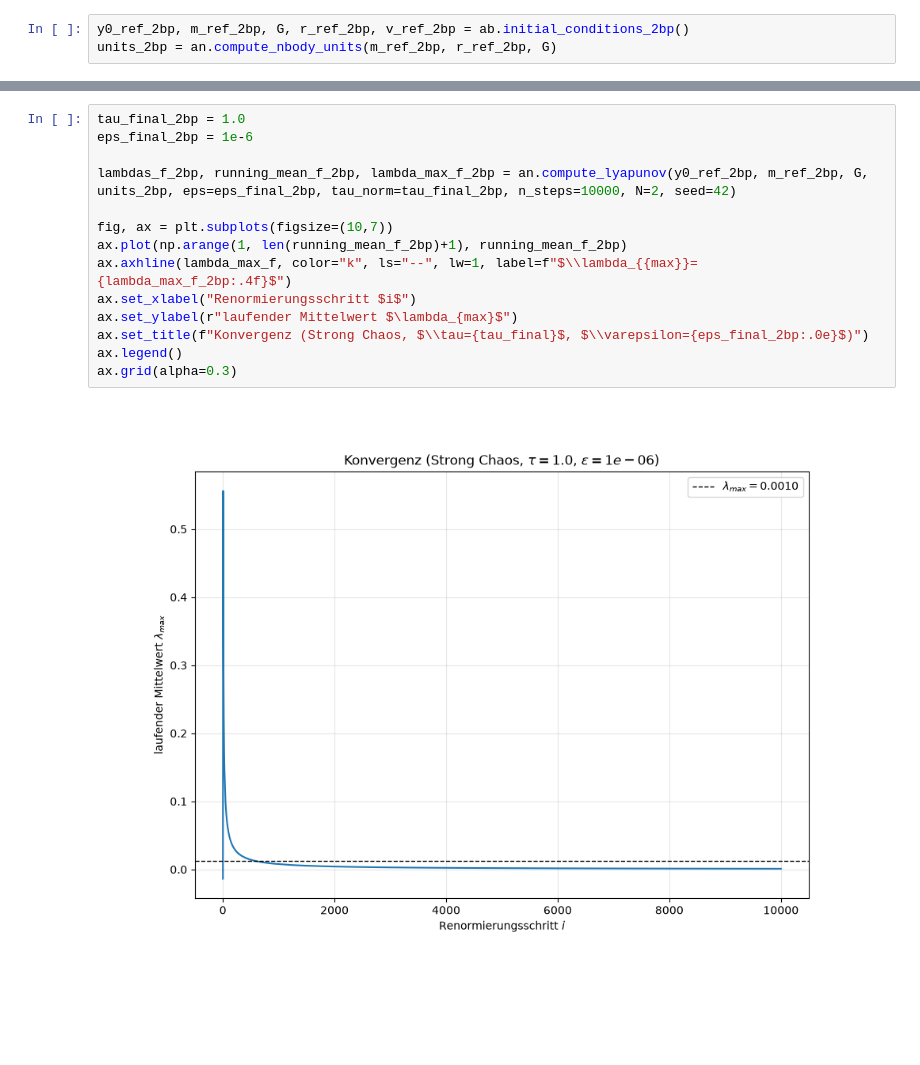
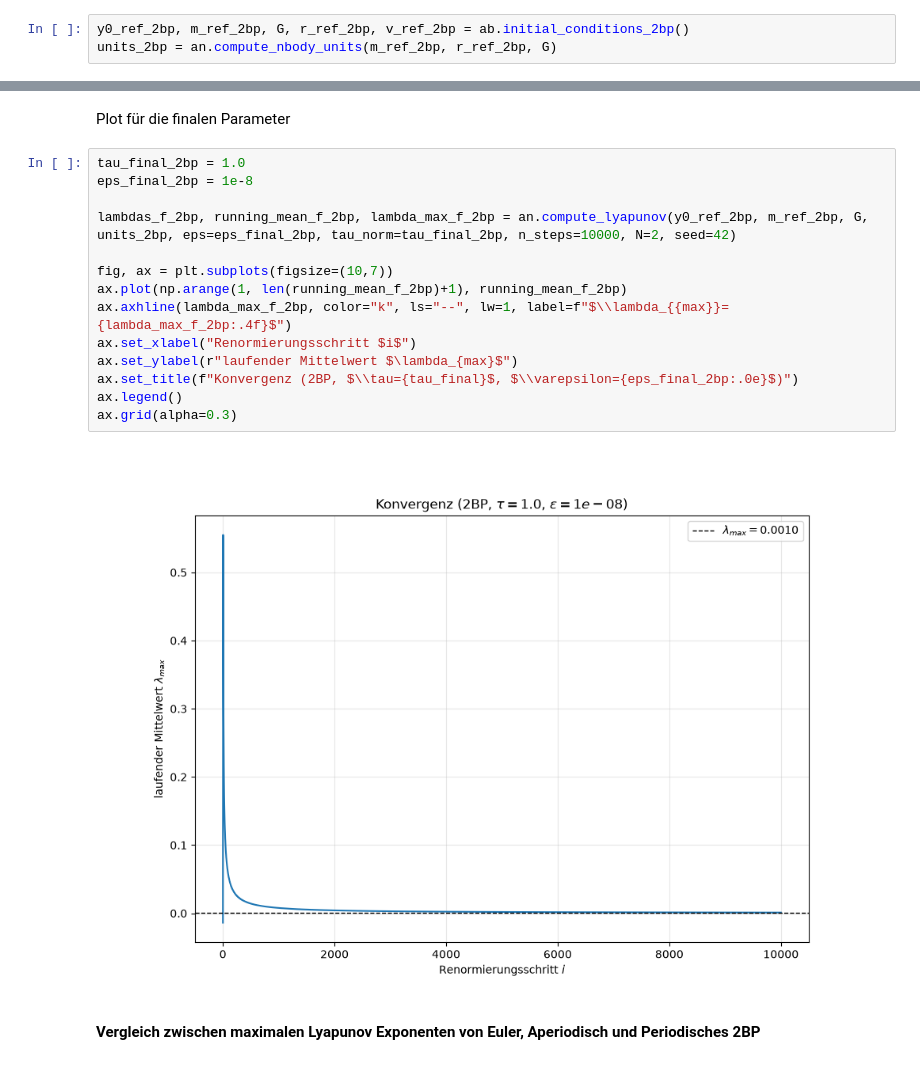
Before and after one commit to silashungerbuehler-del/Simulation-3BP, a Jupyter notebook: notebooks/Lyapunov Analyse.ipynb, the cells around one changed output, grey strips where cells are left out. Saved outputs shown, nothing was run; the diff lists cells and outputs as text; blank space fills up the shorter version.

```diff
--- a/notebooks/Lyapunov Analyse.ipynb
+++ b/notebooks/Lyapunov Analyse.ipynb
@@ -229,16 +295,20 @@ fig = an.create_plot(sol_ref_2bp.y, m_ref_2bp)
+# %% [markdown]
+Plot für die finalen Parameter
 # %%
 tau_final_2bp = 1.0
-eps_final_2bp = 1e-6
+eps_final_2bp = 1e-8
 
 lambdas_f_2bp, running_mean_f_2bp, lambda_max_f_2bp = an.compute_lyapunov(y0_ref_2bp, m_ref_2bp, G, units_2bp, eps=eps_final_2bp, tau_norm=tau_final_2bp, n_steps=10000, N=2, seed=42)
 
 fig, ax = plt.subplots(figsize=(10,7))
 ax.plot(np.arange(1, len(running_mean_f_2bp)+1), running_mean_f_2bp)
-ax.axhline(lambda_max_f, color="k", ls="--", lw=1, label=f"$\\lambda_{{max}}={lambda_max_f_2bp:.4f}$")
+ax.axhline(lambda_max_f_2bp, color="k", ls="--", lw=1, label=f"$\\lambda_{{max}}={lambda_max_f_2bp:.4f}$")
 ax.set_xlabel("Renormierungsschritt $i$")
 ax.set_ylabel(r"laufender Mittelwert $\lambda_{max}$")
-ax.set_title(f"Konvergenz (Strong Chaos, $\\tau={tau_final}$, $\\varepsilon={eps_final_2bp:.0e}$)")
+ax.set_title(f"Konvergenz (2BP, $\\tau={tau_final}$, $\\varepsilon={eps_final_2bp:.0e}$)")
 ax.legend()
 ax.grid(alpha=0.3)
 # %% [output]
-[figure, old version]
+[figure, new version]
+# %% [markdown]
+**Vergleich zwischen maximalen Lyapunov Exponenten von Euler, Aperiodisch und Periodisches 2BP**
```
Also changed, not shown: parts of 32 cells of this notebook, 7 other files.
